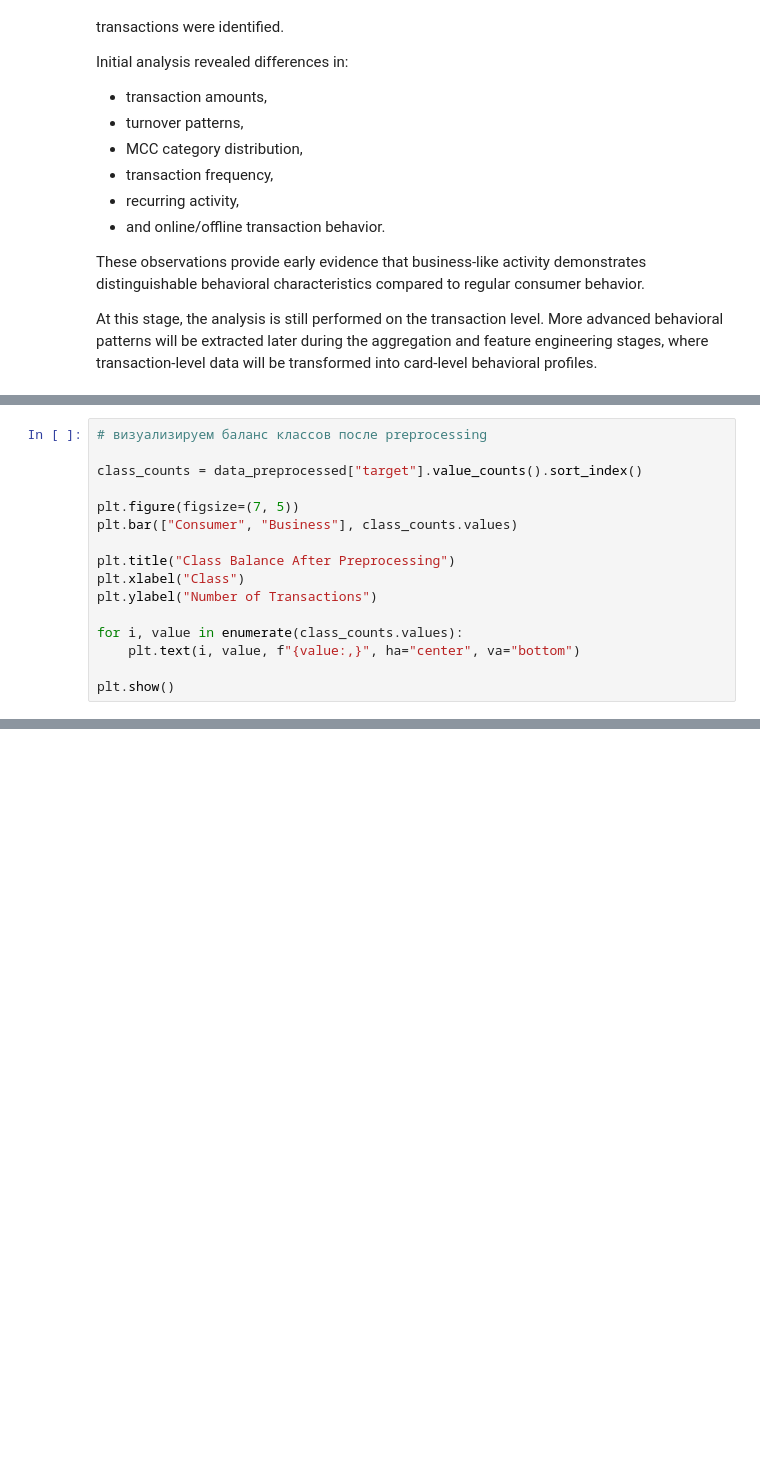
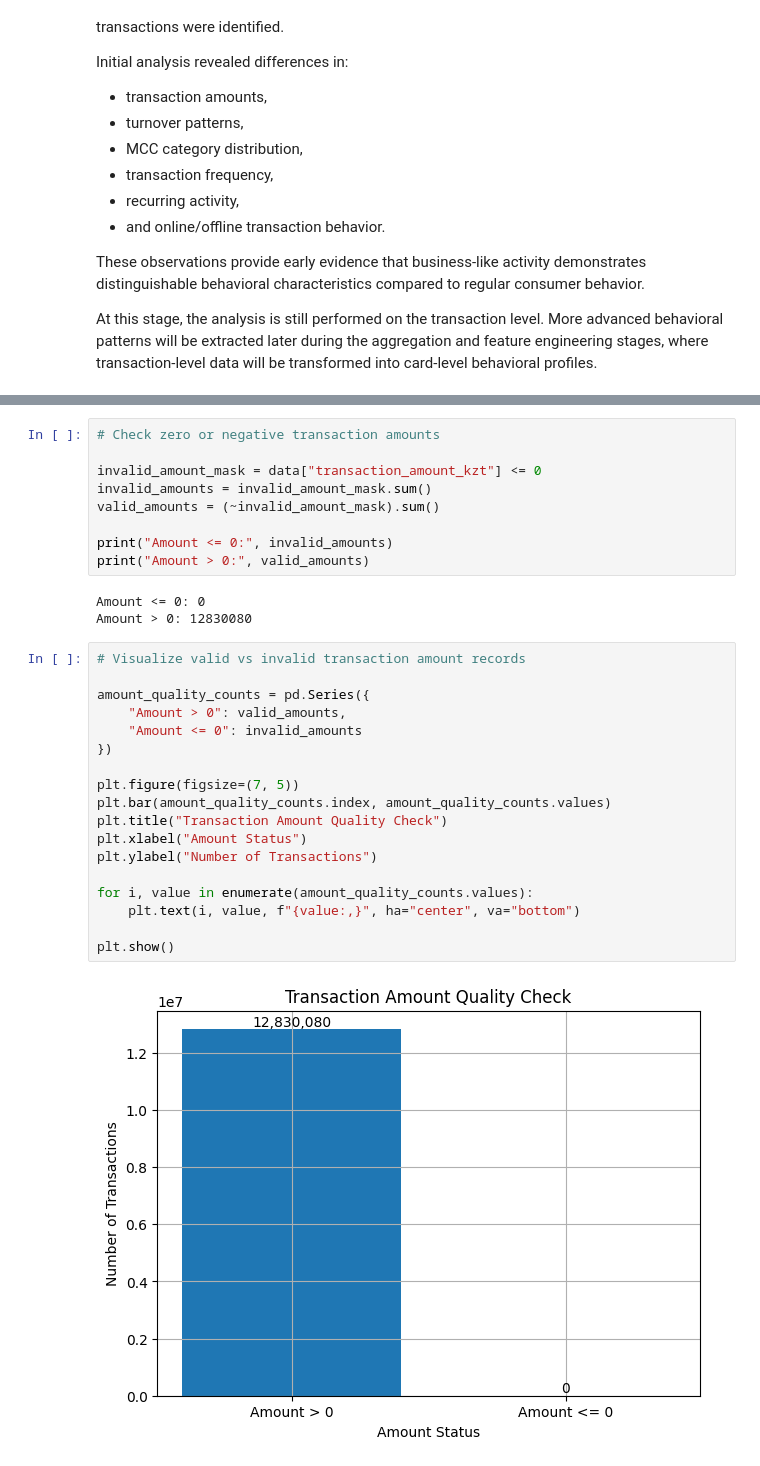
Before and after one commit to SabinaTolkynbekova/MDQ_DSProject, a Jupyter notebook: task.ipynb, the cells around one changed output, grey strips where cells are left out. Cells and saved outputs as stored; diff of their text form; blank space fills up the shorter version.

Commit message:
Update data preprocessing section

```diff
--- a/task.ipynb
+++ b/task.ipynb
@@ -1137,16 +800,0 @@ Name: proportion, dtype: float64
-# %%
-# визуализируем баланс классов после preprocessing
-
-class_counts = data_preprocessed["target"].value_counts().sort_index()
-
-plt.figure(figsize=(7, 5))
-plt.bar(["Consumer", "Business"], class_counts.values)
-
-plt.title("Class Balance After Preprocessing")
-plt.xlabel("Class")
-plt.ylabel("Number of Transactions")
-
-for i, value in enumerate(class_counts.values):
-    plt.text(i, value, f"{value:,}", ha="center", va="bottom")
-
-plt.show()
@@ -1191,0 +974,32 @@ The dataset is now ready for aggregation by `card_number`, where each card will
+# %%
+# Check zero or negative transaction amounts
+
+invalid_amount_mask = data["transaction_amount_kzt"] <= 0
+invalid_amounts = invalid_amount_mask.sum()
+valid_amounts = (~invalid_amount_mask).sum()
+
+print("Amount <= 0:", invalid_amounts)
+print("Amount > 0:", valid_amounts)
+# %% [output]
+Amount <= 0: 0
+Amount > 0: 12830080
+# %%
+# Visualize valid vs invalid transaction amount records
+
+amount_quality_counts = pd.Series({
+    "Amount > 0": valid_amounts,
+    "Amount <= 0": invalid_amounts
+})
+
+plt.figure(figsize=(7, 5))
+plt.bar(amount_quality_counts.index, amount_quality_counts.values)
+plt.title("Transaction Amount Quality Check")
+plt.xlabel("Amount Status")
+plt.ylabel("Number of Transactions")
+
+for i, value in enumerate(amount_quality_counts.values):
+    plt.text(i, value, f"{value:,}", ha="center", va="bottom")
+
+plt.show()
+# %% [output]
+[figure, added]
```
Also changed, not shown: parts of 63 cells of this notebook.
